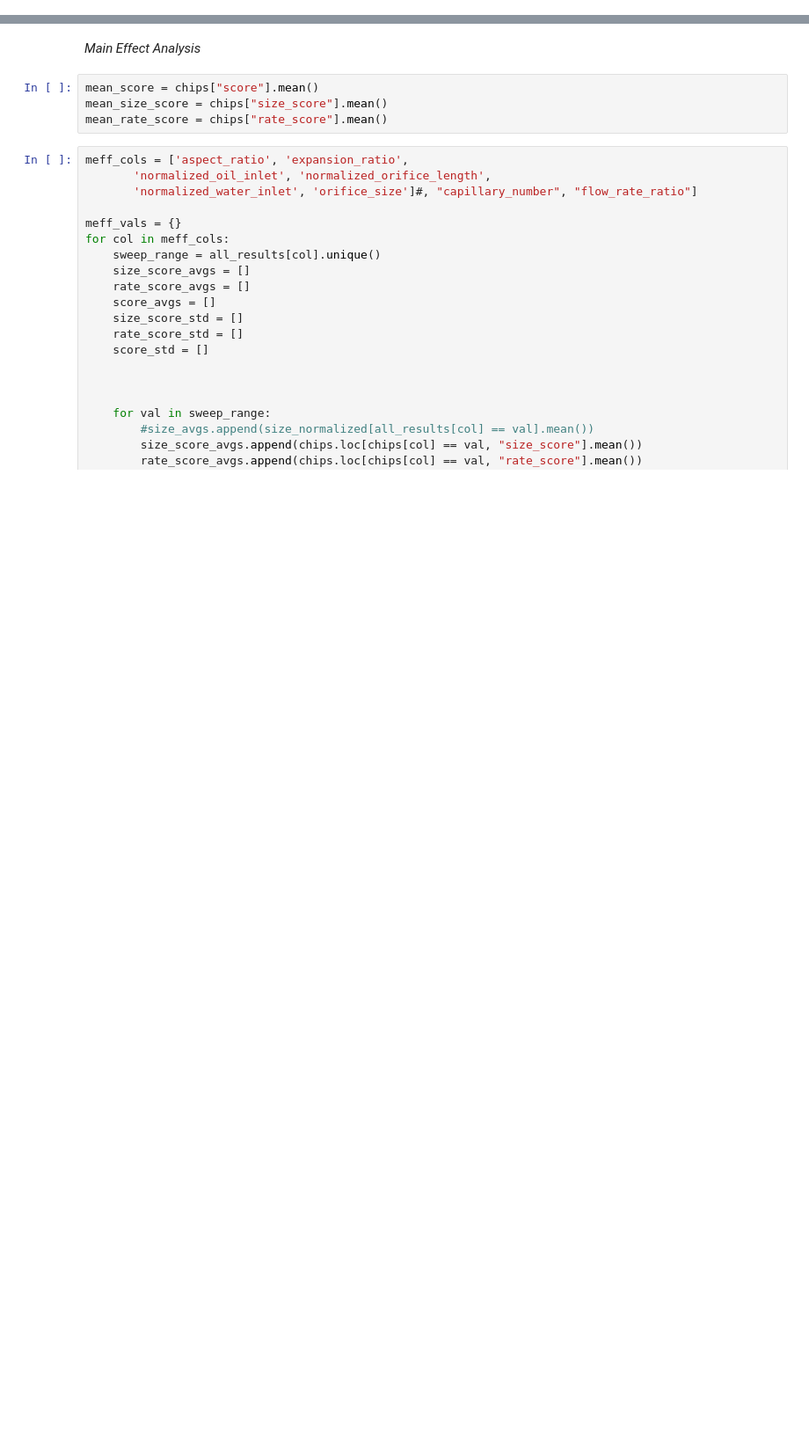
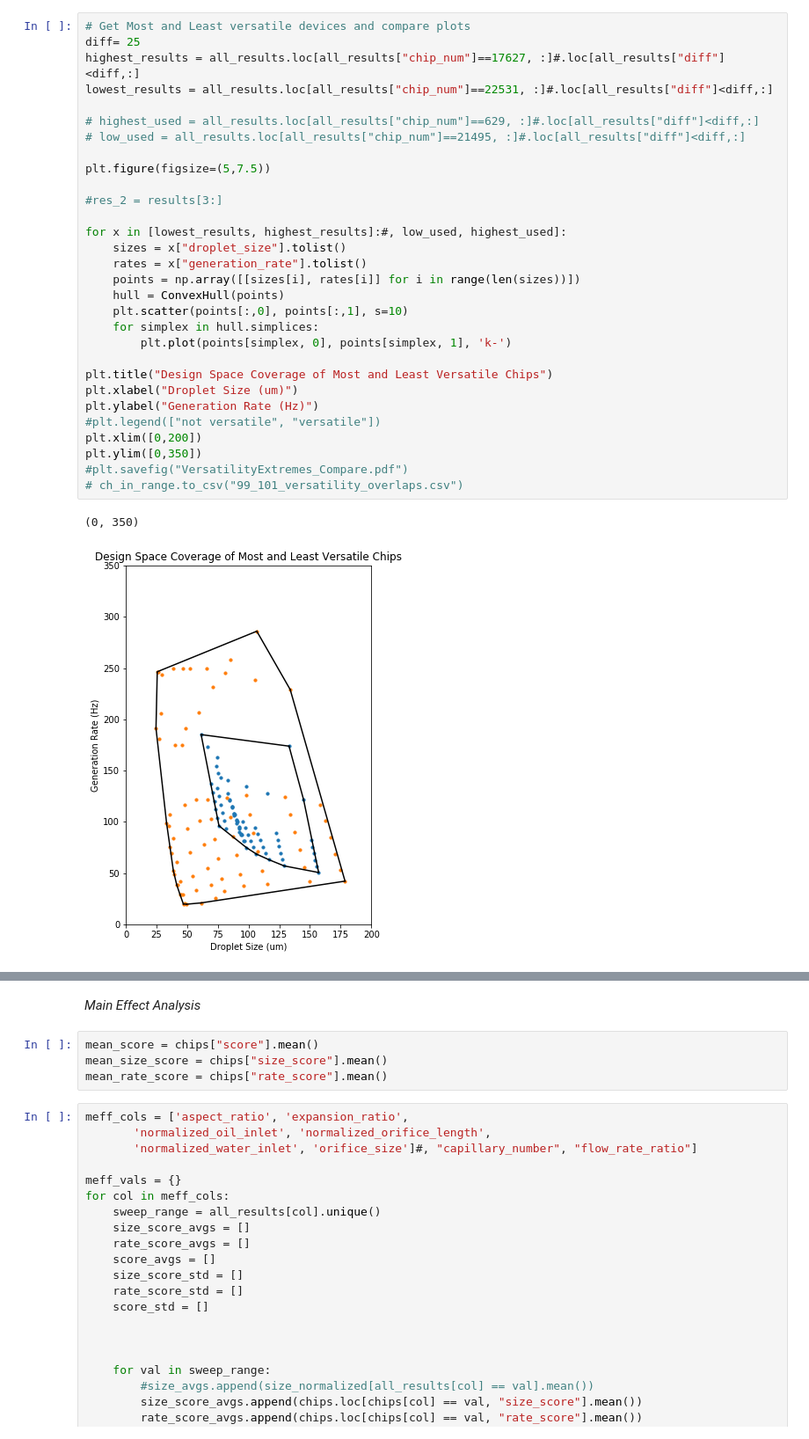
Before and after one commit to CIDARLAB/DAFD, a Jupyter notebook: versatility_analysis.ipynb, the cells around one changed output, grey strips where cells are left out. Shown at 88% size. Saved outputs shown, nothing was run; the diff lists cells and outputs as text; blank space fills up the shorter version.

```diff
--- a/versatility_analysis.ipynb
+++ b/versatility_analysis.ipynb
@@ -66,0 +178,33 @@ Text(0, 0.5, 'Generation Rate (Hz)')
+# %%
+# Get Most and Least versatile devices and compare plots
+diff= 25
+highest_results = all_results.loc[all_results["chip_num"]==17627, :]#.loc[all_results["diff"]<diff,:]
+lowest_results = all_results.loc[all_results["chip_num"]==22531, :]#.loc[all_results["diff"]<diff,:]
+
+# highest_used = all_results.loc[all_results["chip_num"]==629, :]#.loc[all_results["diff"]<diff,:]
+# low_used = all_results.loc[all_results["chip_num"]==21495, :]#.loc[all_results["diff"]<diff,:]
+
+plt.figure(figsize=(5,7.5))
+
+#res_2 = results[3:]
+
+for x in [lowest_results, highest_results]:#, low_used, highest_used]:
+    sizes = x["droplet_size"].tolist()
+    rates = x["generation_rate"].tolist()
+    points = np.array([[sizes[i], rates[i]] for i in range(len(sizes))])
+    hull = ConvexHull(points)
+    plt.scatter(points[:,0], points[:,1], s=10)
+    for simplex in hull.simplices:
+        plt.plot(points[simplex, 0], points[simplex, 1], 'k-')
+
+plt.title("Design Space Coverage of Most and Least Versatile Chips")
+plt.xlabel("Droplet Size (um)")
+plt.ylabel("Generation Rate (Hz)")
+#plt.legend(["not versatile", "versatile"])
+plt.xlim([0,200])
+plt.ylim([0,350])
+#plt.savefig("VersatilityExtremes_Compare.pdf")
+# ch_in_range.to_csv("99_101_versatility_overlaps.csv")
+# %% [output]
+(0, 350)
+[figure, added]
```
Also changed, not shown: parts of 28 cells of this notebook, 11 other files.
